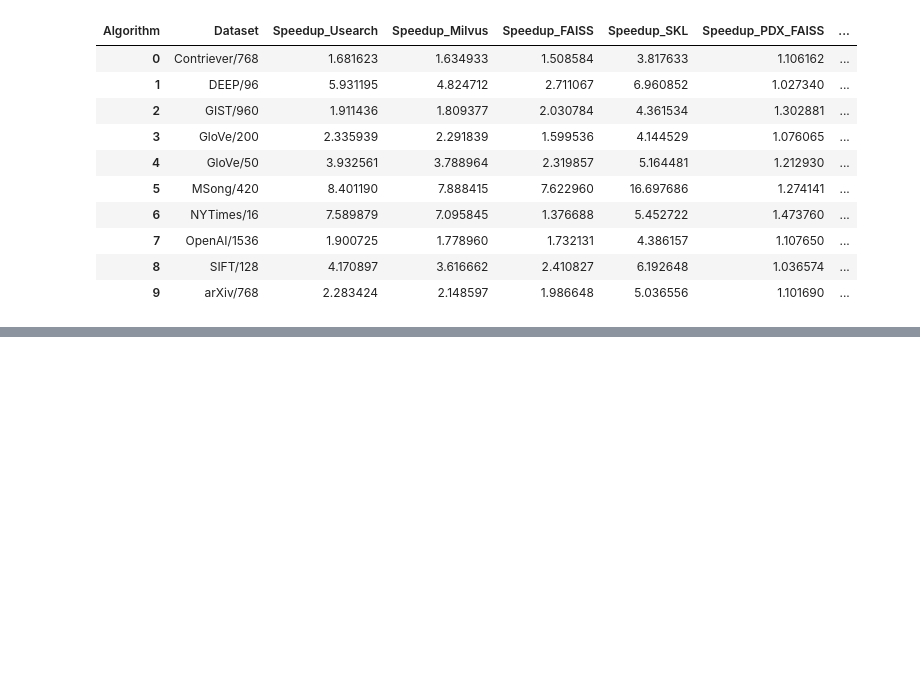
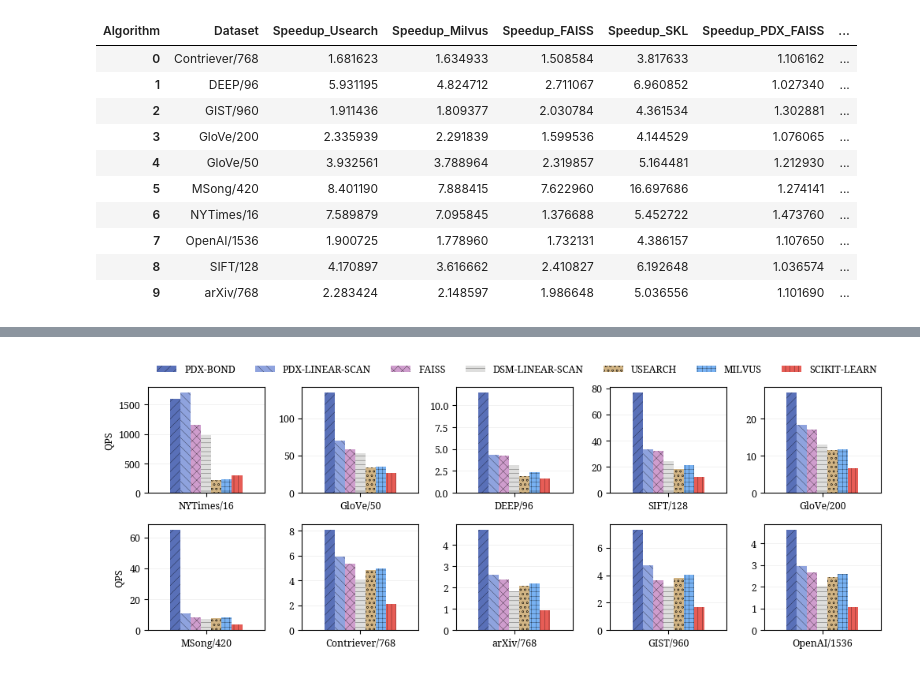
Before and after one commit to cwida/PDX, a Jupyter notebook: benchmarks/results/publication_notebooks/pdxearch_exact.ipynb, the cells around one changed output, grey strips where cells are left out. Cells and saved outputs as stored; diff of their text form; code cells hidden in the pictures; blank space fills up the shorter version.

```diff
--- a/benchmarks/results/publication_notebooks/pdxearch_exact.ipynb
+++ b/benchmarks/results/publication_notebooks/pdxearch_exact.ipynb
@@ -198,0 +201,84 @@ Average Speedup of PDX-Linear-Scan against DSM: 1.4461882082075734
+# %%
+fig, (
+    (ax1, ax2, ax3, ax4, ax5),
+    (ax6, ax9, ax10, ax11, ax12)
+) = plt.subplots(2, 5)
+fig.set_size_inches(12, 4.0)
+plots = [ax1, ax2, ax3, ax4, ax5, ax6, ax9, ax10, ax11, ax12]
+
+plt.subplots_adjust(hspace=0.30, wspace=0.32)
+
+matplotlib.rcParams['hatch.linewidth'] = 0.2
+
+algorithms = [
+    'PDX-BOND',
+    # 'PDX-BOND (Dec)',
+    # 'PDX-BOND (Sec)',
+    'PDX-LINEAR-SCAN',
+    'FAISS',
+    'DSM-LINEAR-SCAN',
+    'USEARCH',
+    'MILVUS',
+    'SCIKIT-LEARN',
+]
+
+colors = {
+    'PDX-BOND': '#5970B8',
+    'PDX-LINEAR-SCAN': '#90a4de',
+    'FAISS': '#cf9dcd',
+    'DSM-LINEAR-SCAN': '#dedede',
+    'USEARCH': '#d1b484',
+    'MILVUS': '#77b3f5',
+    'SCIKIT-LEARN': '#e75d56',
+}
+
+cmap = matplotlib.colors.LinearSegmentedColormap.from_list("", list(colors.values()))
+patterns =('///', '\\\\\\', 'xxx', '---', 'ooo', '+++', '|||', '***', '---')
+
+
+for i, dataset in enumerate(DATASETS_MAPPING.keys()):
+    dataset_name = DATASETS_MAPPING[dataset]
+    ax = plots[i]
+    tmp = df[df['Dataset'] == dataset_name][['Algorithm', 'Dataset', 'QPS']]
+    tmp = tmp.pivot(index="Dataset", columns="Algorithm").droplevel(0, axis='columns').reset_index()
+
+    tmp.plot.bar(
+        x='Dataset',
+        y=algorithms,
+        ax=ax,
+        colormap=cmap,
+        width=0.8
+    )
+    ax.tick_params(axis='x', labelrotation=0, labelsize=9)
+    ax.set_xlabel("")
+    ax.set_ylabel("QPS", fontsize=9)
+    ax.tick_params(axis='y', labelrotation=0, labelsize=9)
+    #ax.set_yscale('log')
+
+    ax.yaxis.grid(linewidth=0.5, color='#ededed')
+    ax.set_axisbelow(True)
+
+    bars = ax.patches
+    for j in range(len(algorithms)):
+        bars[j].set_hatch(patterns[j])
+
+    ax.legend(
+        labels=algorithms,
+        loc="upper left",
+        prop={'size': 9},
+        ncols=len(algorithms),
+        frameon=False,
+        bbox_to_anchor=(0.0,1.3),
+        markerscale=1.3
+    )
+
+    ax.set_ylim(0, ax.get_ylim()[1])
+
+    if i != 0:
+        ax.legend().remove()
+    if i != 0 and i != 5:
+        ax.set_ylabel('')
+
+plt.savefig(f'../figures/EXACT_{arch}_cr.png', bbox_inches='tight', dpi=600)
+# %% [output]
+[figure, added]
```
Also changed, not shown: parts of 1 cell of this notebook, 50 other files.
